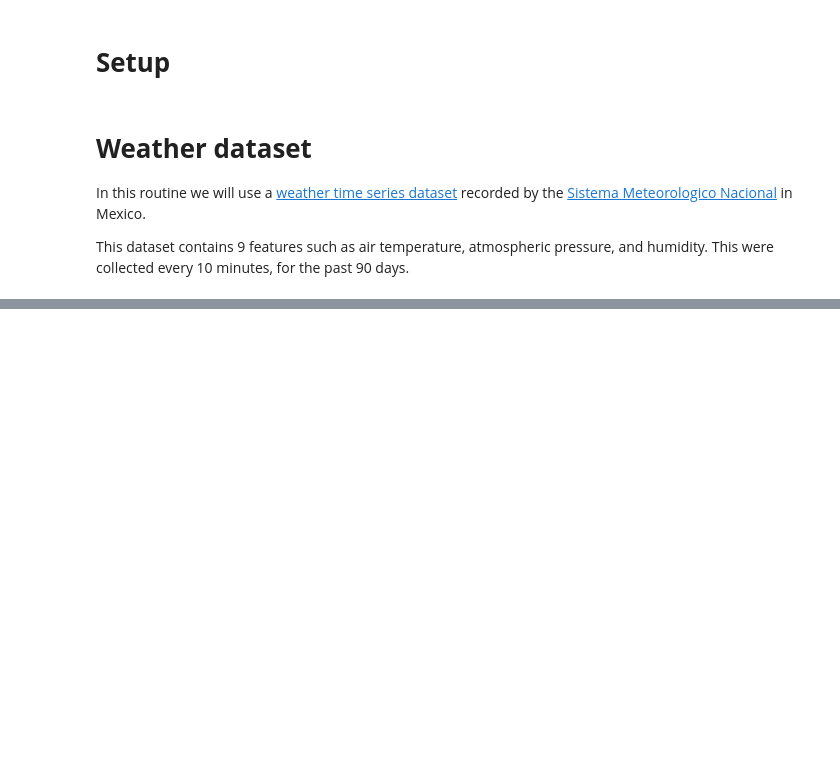
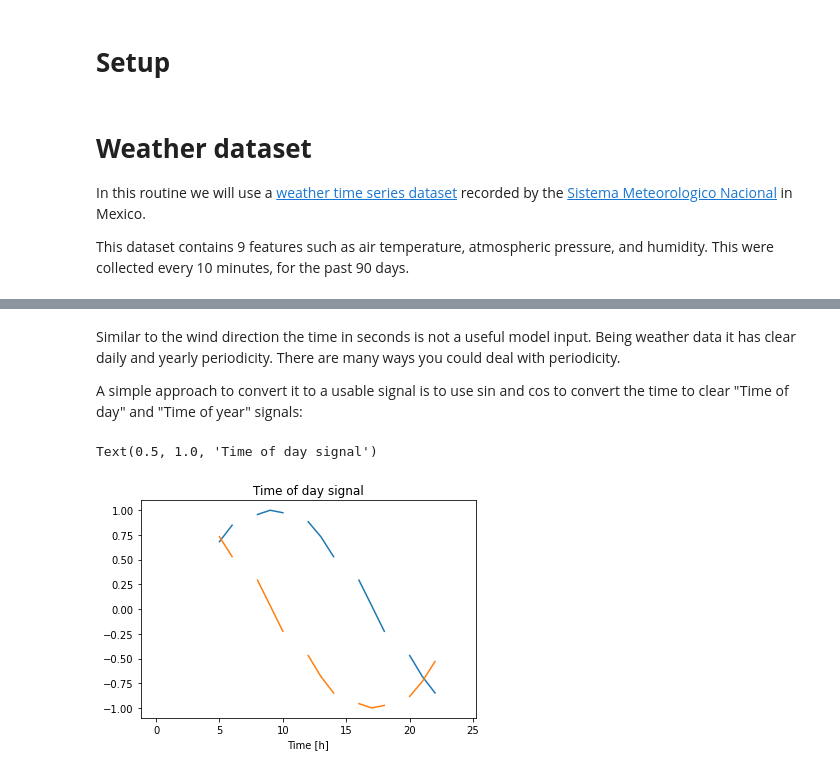
Before and after one commit to hector-sm/Weather-Forecast, a Jupyter notebook: TimeSeriesForecast.ipynb, the cells around one changed output, grey strips where cells are left out. Saved outputs shown, nothing was run; the diff lists cells and outputs as text; code cells hidden in the pictures; blank space fills up the shorter version.

```diff
--- a/TimeSeriesForecast.ipynb
+++ b/TimeSeriesForecast.ipynb
@@ -25,0 +162,20 @@ path_to_zip = tf.keras.utils.get_file(f'{os.getcwd()}/Data/')
+# %% [markdown]
+Similar to the wind direction the time in seconds is not a useful model input. Being weather data it has clear daily and yearly periodicity. There are many ways you could deal with periodicity.
+
+A simple approach to convert it to a usable signal is to use sin and cos to convert the time to clear "Time of day" and "Time of year" signals:
+# %%
+day = 24*60*60
+year = (365.2425)*day
+
+filtered_df['Day sin'] = np.sin(timestamp_s * (2 * np.pi / day))
+filtered_df['Day cos'] = np.cos(timestamp_s * (2 * np.pi / day))
+filtered_df['Year sin'] = np.sin(timestamp_s * (2 * np.pi / year))
+filtered_df['Year cos'] = np.cos(timestamp_s * (2 * np.pi / year))
+
+plt.plot(np.array(df['Day sin'])[:25])
+plt.plot(np.array(df['Day cos'])[:25])
+plt.xlabel('Time [h]')
+plt.title('Time of day signal')
+# %% [output]
+Text(0.5, 1.0, 'Time of day signal')
+[figure, added]
```
Also changed, not shown: parts of 11 cells of this notebook.
